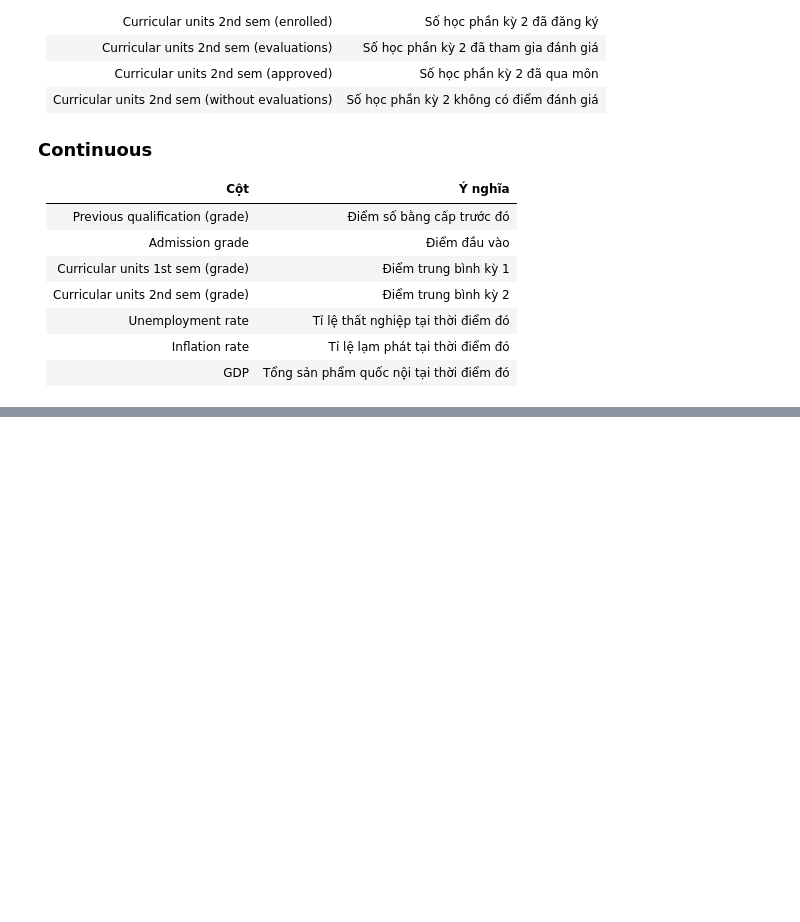
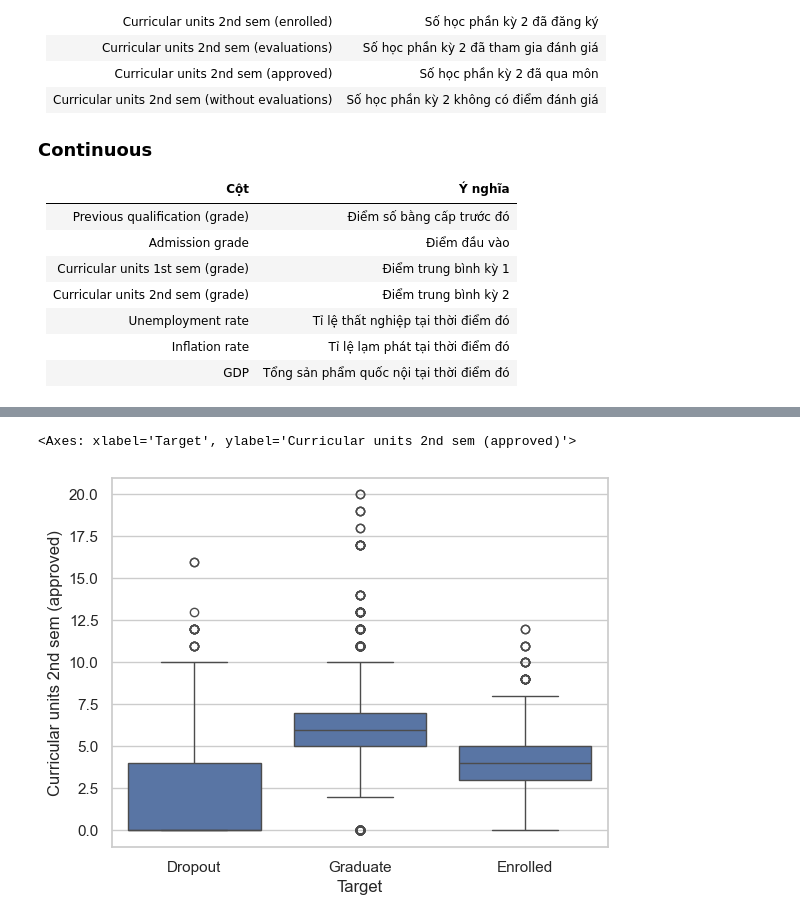
Before and after one commit to StrugVN/data-analysis-ctu, a Jupyter notebook: 1/1.ipynb, the cells around one changed output, grey strips where cells are left out. Cells and saved outputs as stored; diff of their text form; code cells hidden in the pictures; blank space fills up the shorter version.

```diff
--- a/1/1.ipynb
+++ b/1/1.ipynb
@@ -189,0 +234,5 @@ formatted_summary_df
+# %%
+sns.boxplot(x='Target', y='Curricular units 2nd sem (approved)', data=df_raw)
+# %% [output]
+<Axes: xlabel='Target', ylabel='Curricular units 2nd sem (approved)'>
+[figure, added]
```
Also changed, not shown: parts of 33 cells of this notebook, 1 other file.
